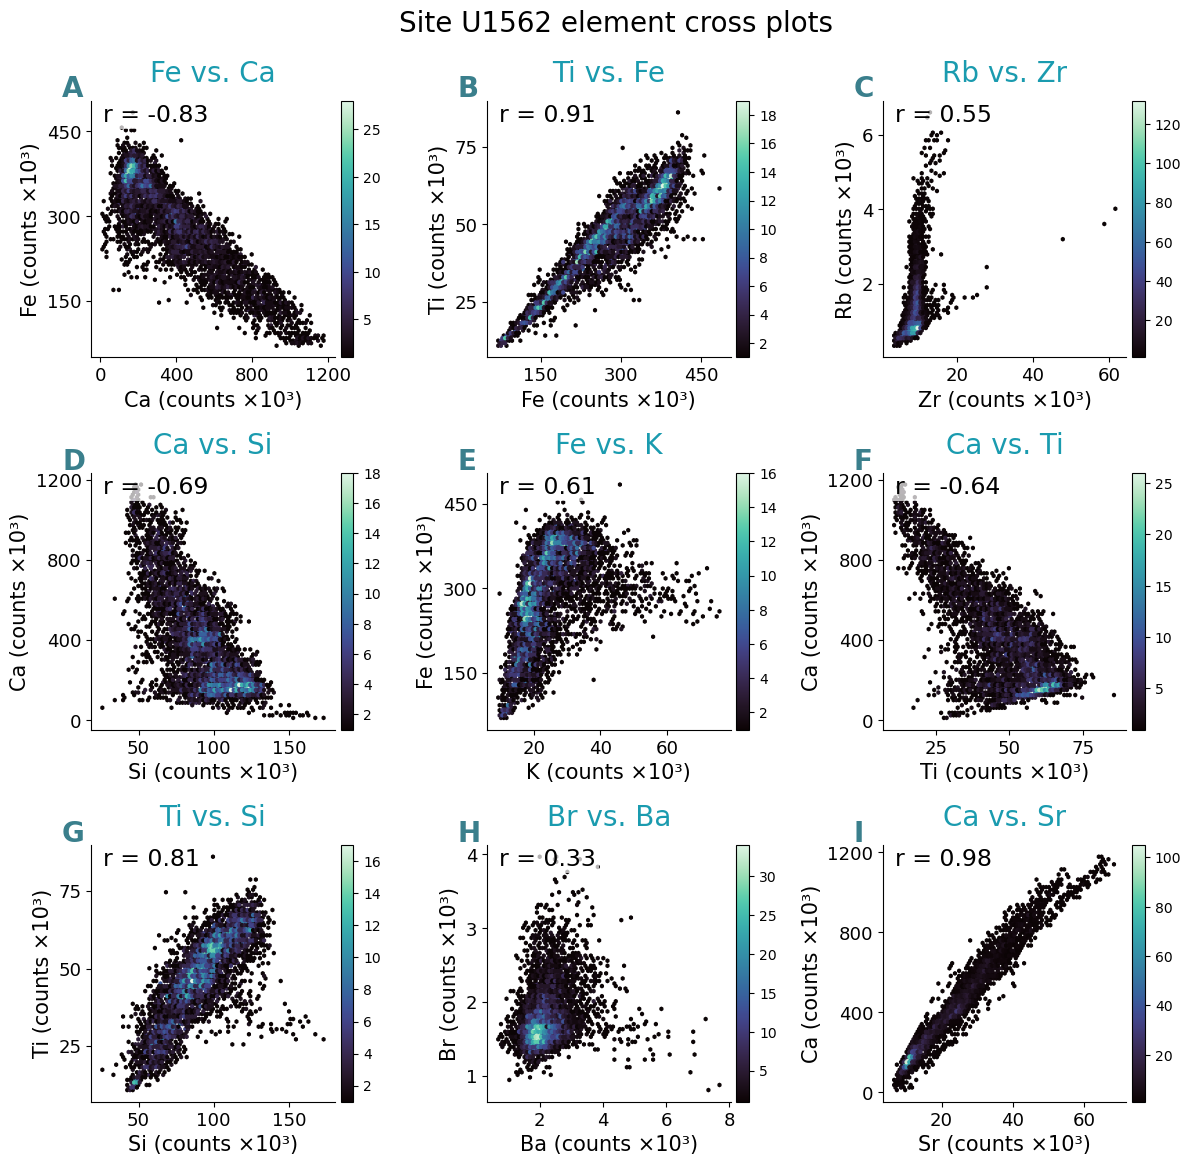
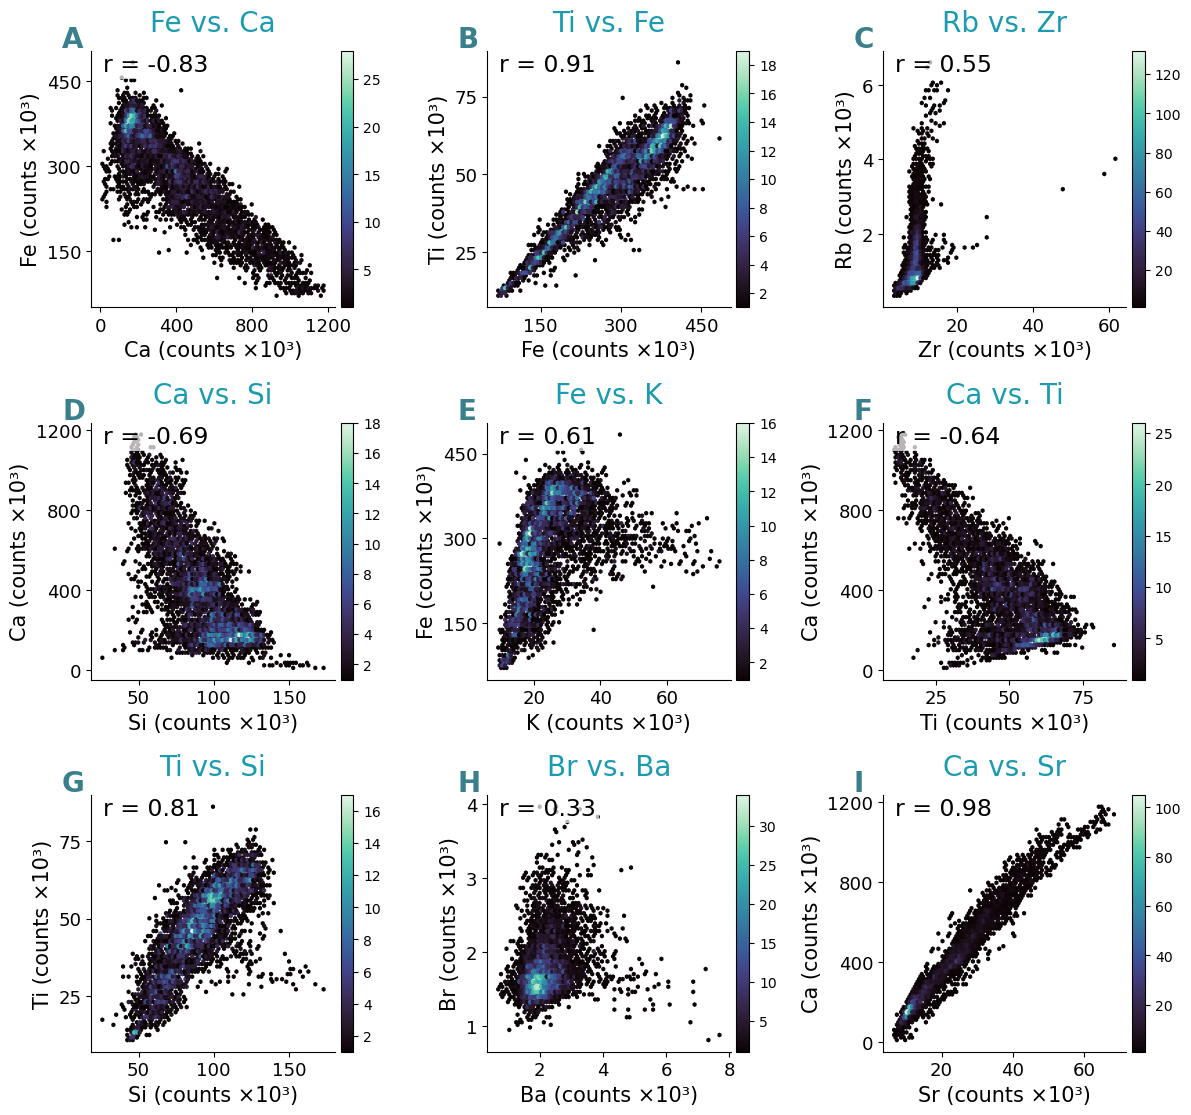
Code edit (unified diff) that turned the first committed figure into the second:
--- before
+++ after
@@ -43,5 +43,9 @@
     ax.tick_params(labelsize=13)
 
-fig.suptitle('Site U1562 element cross plots', fontsize=20, y=0.95)
+# fig.suptitle('Site U1562 element cross plots', fontsize=20, y=0.95)
 plt.subplots_adjust(hspace=0.45, wspace=0.35)
+
+# ── save figure ────────────────────────────────────────────────────────────────
+fig.savefig('figures/U1562/U1562_splice_crossplots.png',
+            dpi=300, bbox_inches='tight')
 plt.show()

Commit: save high res figs